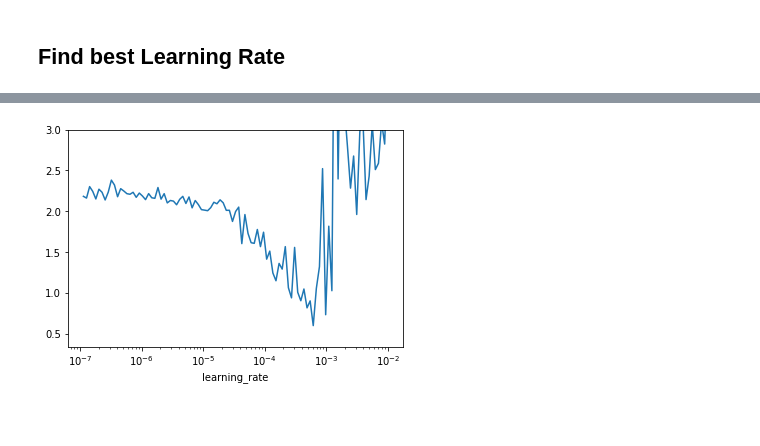
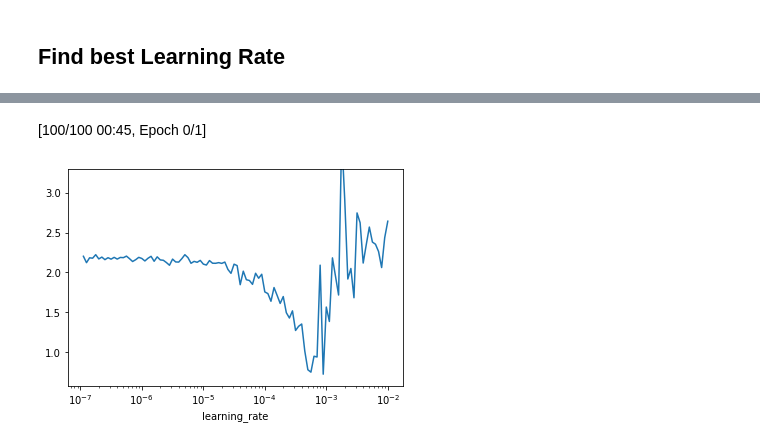
Before and after one commit to goerlitz/nlp-classification, a Jupyter notebook: notebooks/10kGNAD/colab/21e_10kGNAD_huggingface_lr_find.ipynb, the cells around one changed output, grey strips where cells are left out. Cells and saved outputs as stored; diff of their text form; code cells hidden in the pictures; blank space fills up the shorter version.

```diff
--- a/notebooks/10kGNAD/colab/21e_10kGNAD_huggingface_lr_find.ipynb
+++ b/notebooks/10kGNAD/colab/21e_10kGNAD_huggingface_lr_find.ipynb
@@ -13,7 +13,7 @@ References
 # %% [markdown]
 ## Prerequisites
 # %%
-# checkpoint = "distilbert-base-german-cased"
-checkpoint = "deepset/gbert-base"
+checkpoint = "distilbert-base-german-cased"
+# checkpoint = "deepset/gbert-base"
 # checkpoint = "deepset/gelectra-base"
 # %% [markdown]
@@ -75,8 +69,8 @@ logging.get_verbosity = lambda : logging.NOTSET
 # %%
 from datasets import load_dataset
 
-gnad10k = load_dataset("gnad10")
-label_names = gnad10k["train"].features["label"].names
+data = load_dataset("gnad10")
+label_names = data["train"].features["label"].names
 # %% [output]
 Using custom data configuration default
 Reusing dataset gnad10 (/root/.cache/huggingface/datasets/gnad10/default/1.1.0/3a8445be65795ad88270af4d797034c3d99f70f8352ca658c586faf1cf960881)
@@ -94,5 +88,5 @@ tokenizer = AutoTokenizer.from_pretrained(checkpoint)
 def preprocess_function(examples):
     return tokenizer(examples["text"], truncation=True)
 
-tokenized_gnad10k = gnad10k.map(preprocess_function, batched=True).remove_columns("text")
+tokenized_data = data.map(preprocess_function, batched=True).remove_columns("text")
 # %% [output]
@@ -235,9 +141,64 @@ log_df = pd.DataFrame(trainer_lr.state.log_history[:-2]).set_index("step")
+# %%
+import pandas as pd
+import numpy as np
+import matplotlib.pyplot as plt
+
+from transformers import Trainer, TrainingArguments
+from transformers.optimization import AdamW
+from torch.optim.lr_scheduler import ExponentialLR
+
+bs = 16
+steps = 100
+min_lr = 1e-7
+max_lr = 1e-2
+lr_mult = (max_lr / min_lr) ** (1 / steps)
+
+model = model_init()
+optimizer = AdamW(model.parameters(), lr=min_lr, weight_decay=0.01)
+lr_scheduler = ExponentialLR(optimizer, lr_mult, last_epoch=-1)
+
+# https://github.com/huggingface/transformers/blob/v4.15.0/src/transformers/training_args.py#L73
+training_args = TrainingArguments(
+    output_dir="/tmp",
+    report_to=[],
+    log_level="error",
+    disable_tqdm=False,
+
+    logging_steps=1,  # log loss in every step
+
+    # hyperparameters
+    max_steps=steps,
+    per_device_train_batch_size=bs,
+    warmup_ratio=0.2,
+    # weight_decay=weight_decay,
+)
+
+# https://github.com/huggingface/transformers/blob/master/src/transformers/trainer.py
+trainer = Trainer(
+    model=model,
+    args=training_args,
+    train_dataset=tokenized_data["train"],
+    # eval_dataset=tokenized_data["test"],
+    tokenizer=tokenizer,
+    data_collator=data_collator,
+    optimizers=(optimizer, lr_scheduler)
+)
+
+# replace default notebook callback
+trainer.remove_callback(NotebookProgressCallback)
+trainer.add_callback(NoTableProgressCallback)
+
+trainer.train();
+# %% [output]
+[100/100 00:45, Epoch 0/1]
 # %%
-log_df[:steps-1].set_index("learning_rate").loss.plot()
+loss_s = pd.DataFrame(trainer.state.log_history[:-1]).set_index("learning_rate").loss
+
+loss_s.plot()
 plt.xscale("log")
-plt.ylim([None,3]);
+plt.ylim([None,loss_s.iloc[0]*1.5]);
 # %% [output]
-[figure, old version]
+[figure, new version]
 # %%
 # from fastai - https://sgugger.github.io/how-do-you-find-a-good-learning-rate.html#how-do-you-find-a-good-learning-rate
 
```
Also changed, not shown: parts of 14 cells of this notebook.
